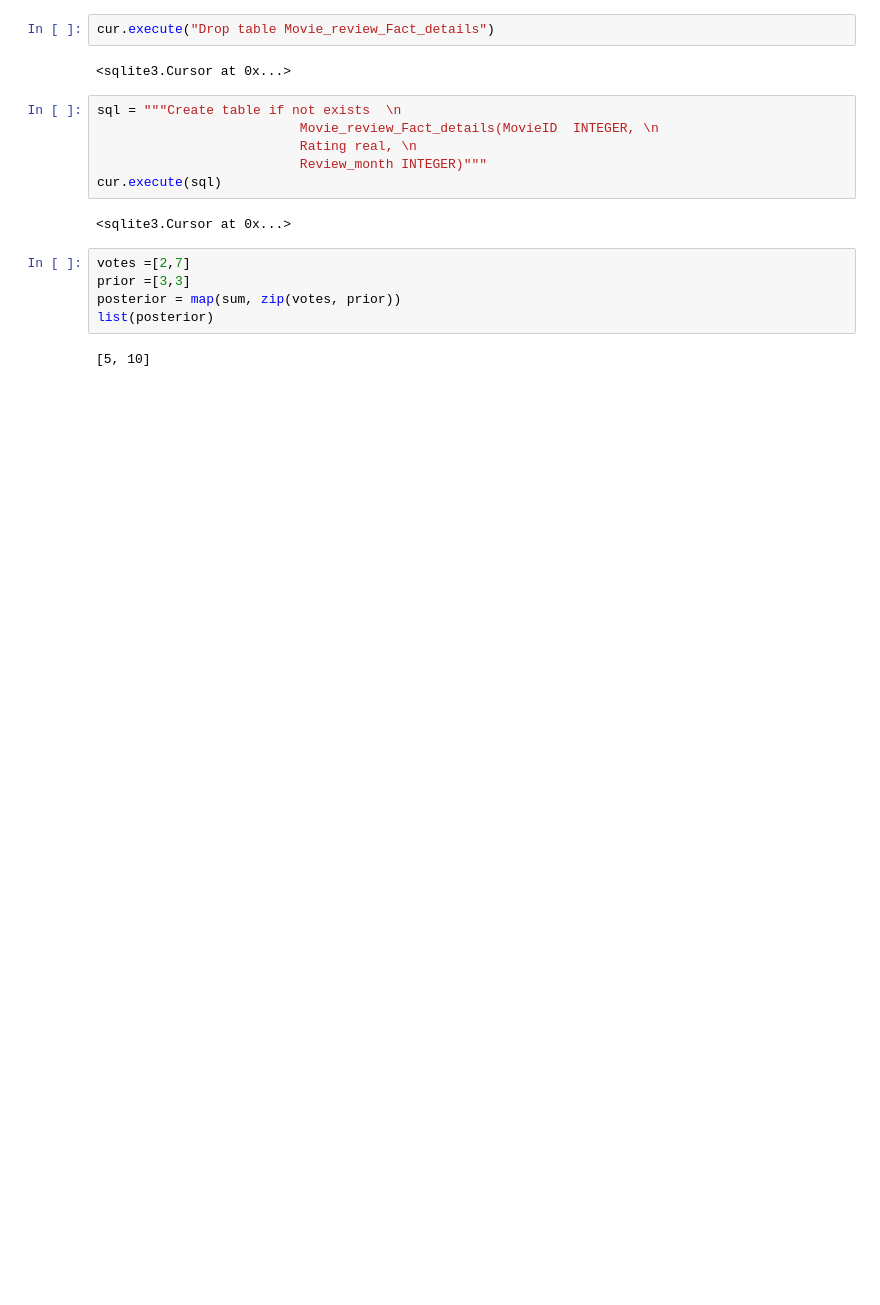
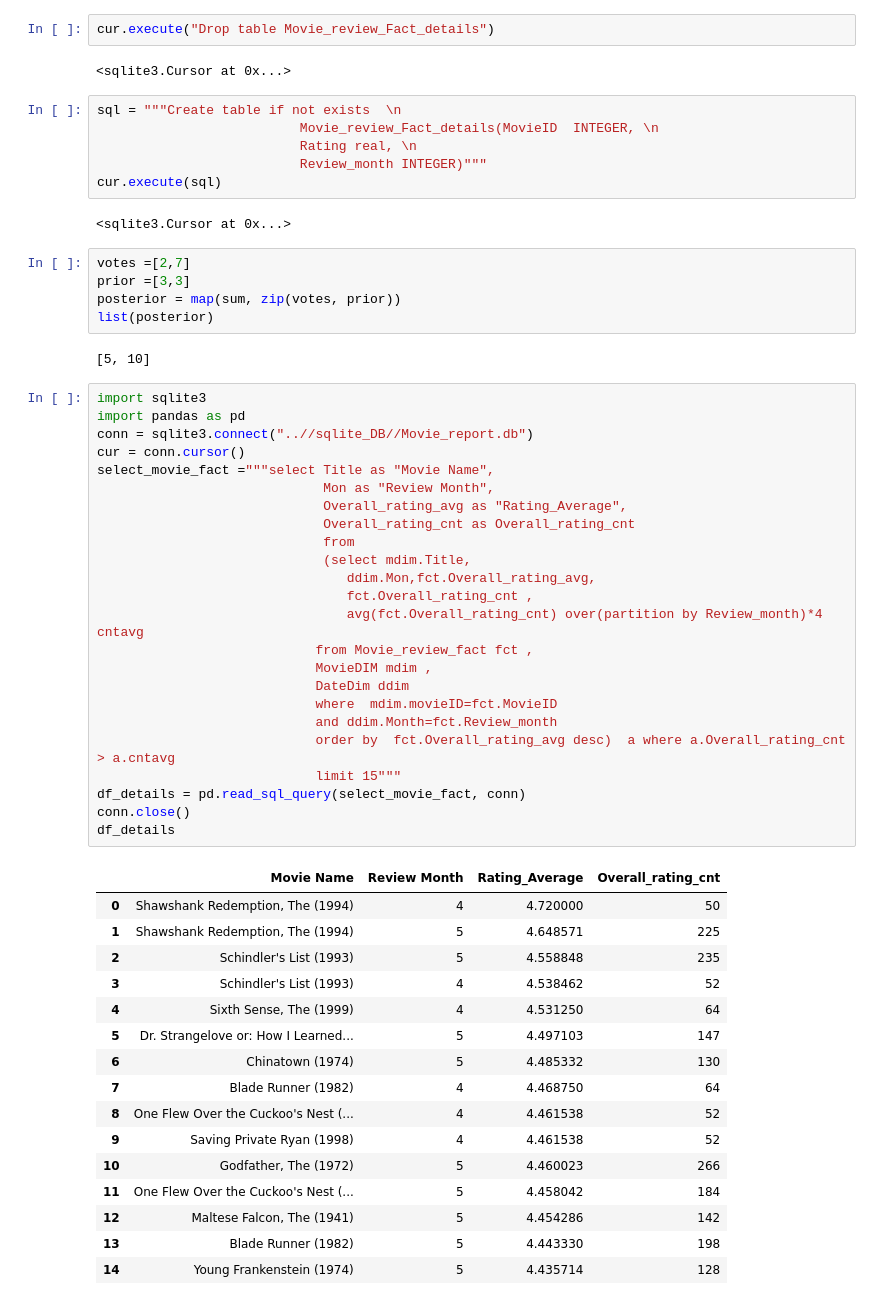
Before and after one commit to Sandutta2020/Monthly_top_movie_report, a Jupyter notebook: analysis/Exploratory_Analysis.ipynb, the cells around one changed output. Cells and saved outputs as stored; diff of their text form; blank space fills up the shorter version.

```diff
--- a/analysis/Exploratory_Analysis.ipynb
+++ b/analysis/Exploratory_Analysis.ipynb
@@ -680,3 +680,44 @@ posterior = map(sum, zip(votes, prior))
 list(posterior)
 # %% [output]
 [5, 10]
+# %%
+import sqlite3
+import pandas as pd
+conn = sqlite3.connect("..//sqlite_DB//Movie_report.db")
+cur = conn.cursor()
+select_movie_fact ="""select Title as "Movie Name",
+                             Mon as "Review Month",
+                             Overall_rating_avg as "Rating_Average",
+                             Overall_rating_cnt as Overall_rating_cnt
+                             from
+                             (select mdim.Title,
+                                ddim.Mon,fct.Overall_rating_avg,
+                                fct.Overall_rating_cnt ,
+                                avg(fct.Overall_rating_cnt) over(partition by Review_month)*4 cntavg
+                            from Movie_review_fact fct ,
+                            MovieDIM mdim ,
+                            DateDim ddim
+                            where  mdim.movieID=fct.MovieID
+                            and ddim.Month=fct.Review_month
+                            order by  fct.Overall_rating_avg desc)  a where a.Overall_rating_cnt > a.cntavg
+                            limit 15"""
+df_details = pd.read_sql_query(select_movie_fact, conn)
+conn.close()
+df_details
+# %% [output]
+|  | Movie Name | Review Month | Rating_Average | Overall_rating_cnt |
+| 0 | Shawshank Redemption, The (1994) | 4 | 4.720000 | 50 |
+| 1 | Shawshank Redemption, The (1994) | 5 | 4.648571 | 225 |
+| 2 | Schindler's List (1993) | 5 | 4.558848 | 235 |
+| 3 | Schindler's List (1993) | 4 | 4.538462 | 52 |
+| 4 | Sixth Sense, The (1999) | 4 | 4.531250 | 64 |
+| 5 | Dr. Strangelove or: How I Learned... | 5 | 4.497103 | 147 |
+| 6 | Chinatown (1974) | 5 | 4.485332 | 130 |
+| 7 | Blade Runner (1982) | 4 | 4.468750 | 64 |
+| 8 | One Flew Over the Cuckoo's Nest (... | 4 | 4.461538 | 52 |
+| 9 | Saving Private Ryan (1998) | 4 | 4.461538 | 52 |
+| 10 | Godfather, The (1972) | 5 | 4.460023 | 266 |
+| 11 | One Flew Over the Cuckoo's Nest (... | 5 | 4.458042 | 184 |
+| 12 | Maltese Falcon, The (1941) | 5 | 4.454286 | 142 |
+| 13 | Blade Runner (1982) | 5 | 4.443330 | 198 |
+| 14 | Young Frankenstein (1974) | 5 | 4.435714 | 128 |
```
Also changed, not shown: parts of 1 cell of this notebook, 6 other files.
